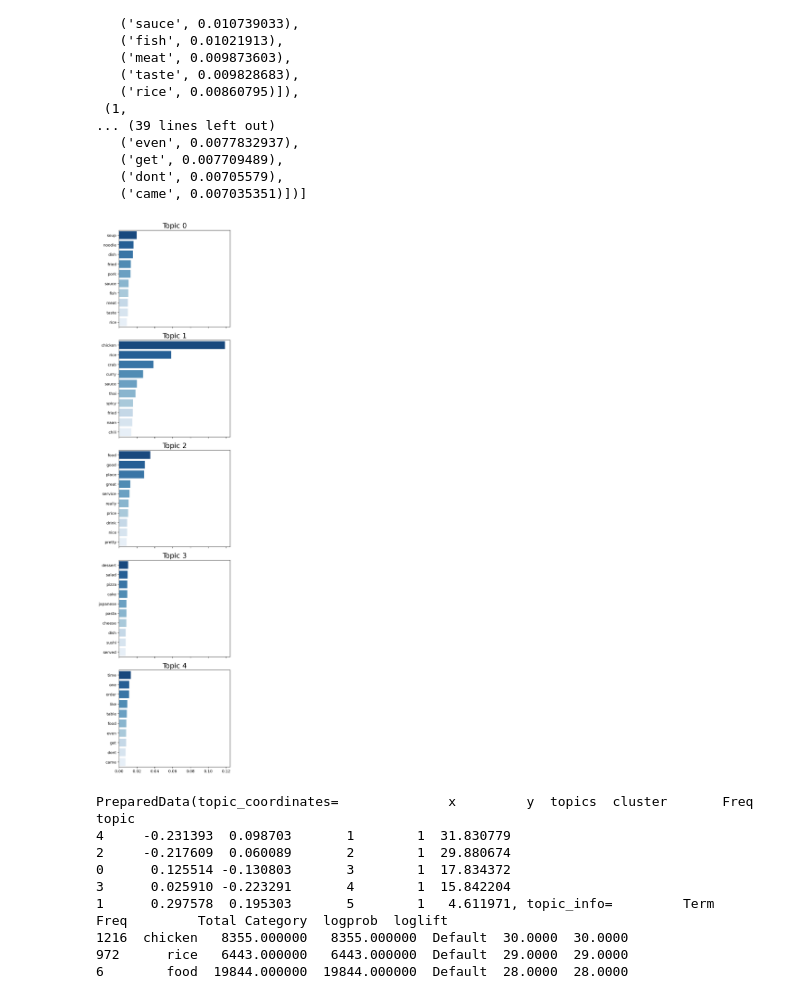
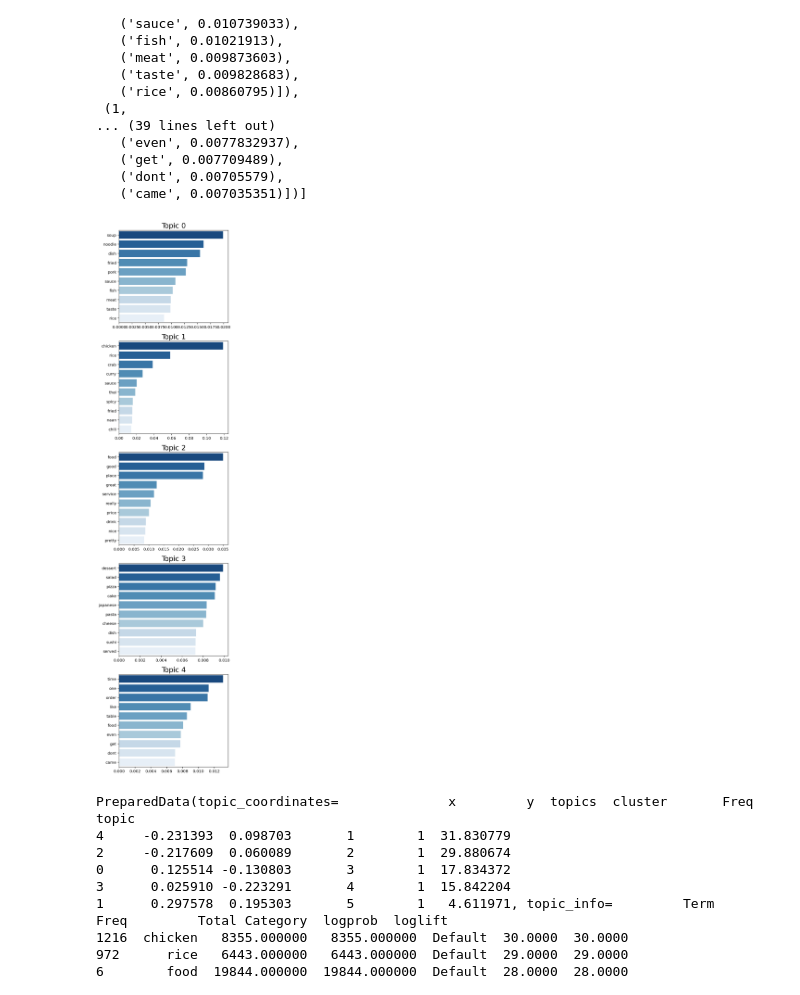
Before and after one commit to cwende87/dsi30-projects, a Jupyter notebook: Capstone/code/02-EDA and Topic Modelling-Wende.ipynb, the cells around one changed output. Drawn from its saved outputs; the diff is of its cells as text; code cells hidden in the pictures.

```diff
--- a/Capstone/code/02-EDA and Topic Modelling-Wende.ipynb
+++ b/Capstone/code/02-EDA and Topic Modelling-Wende.ipynb
@@ -951,24 +942,24 @@ topics
    ('came', 0.007035351)])]
 # %%
 # Plot Top N words in each topic
-fig, axes = plt.subplots(5, 1, figsize=(5,20), sharex=True, sharey=False)
+fig, axes = plt.subplots(5, 1, figsize=(5,20), sharex=False, sharey=False)
 
 for i, ax in enumerate(axes.flatten()):
     fig.add_subplot(ax)
     topic_words = dict(topics[i][1])
     sns.barplot(x=list(list(zip(*topics[i][1]))[1]),
                 y=list(list(zip(*topics[i][1]))[0]),
                 palette='Blues_r');
     plt.gca().set_title('Topic ' + str(i), fontdict=dict(size=18))
 
 
 # plt.subplots_adjust(wspace=0, hspace=0)
 # plt.axis('off')
 # plt.margins(x=0, y=0)
 plt.tight_layout()
 plt.show()
 # %% [output]
-[figure, old version]
+[figure, new version]
 # %%
 # 5 topics
 
```
Also changed, not shown: parts of 3 cells of this notebook, 2 other files.
